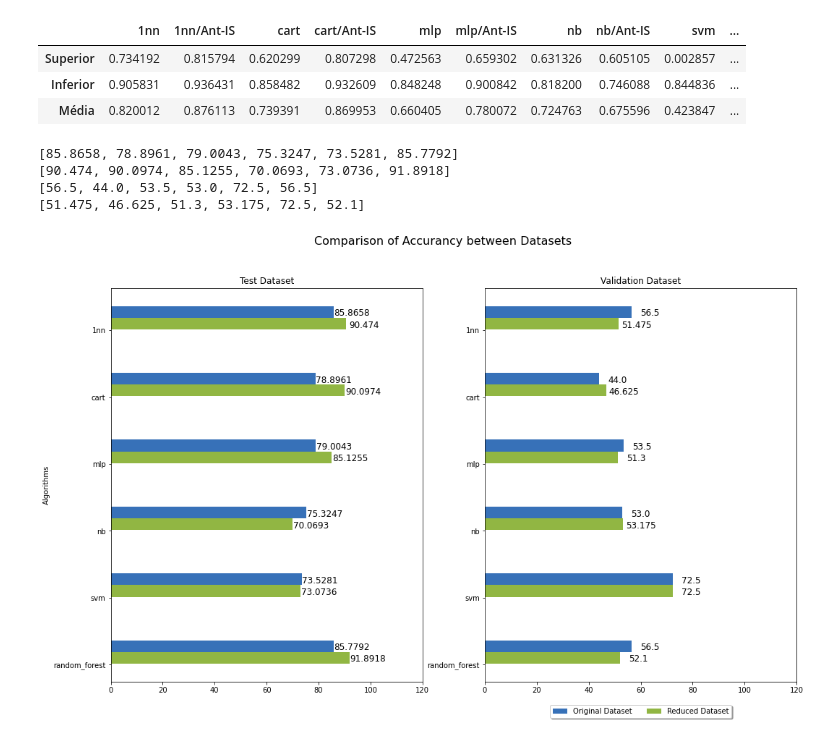
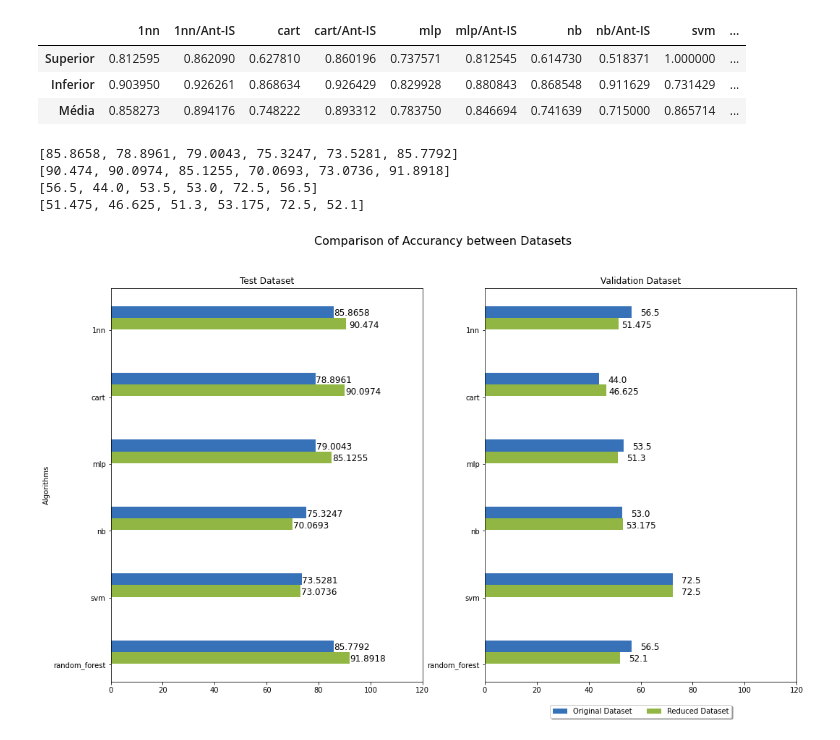
Before and after one commit to HenriqueHott/miloud-2013-ant-is, a Jupyter notebook: analytics.ipynb, the cells around one changed output. Drawn from its saved outputs; the diff is of its cells as text; code cells hidden in the pictures.

```diff
--- a/analytics.ipynb
+++ b/analytics.ipynb
@@ -86,37 +86,37 @@ def get_metric_per_classes(database, metric: str, valid_base = False):
         reduced_superior_list.append(reduced_superior)
         reduced_inferior_list.append(reduced_inferior)
         reducued_avg_list.append(reduced_avg)
 
         columns += [algo_name, algo_name + "/Ant-IS"]
 
 
     row_superior = []
     for i in range(len(algo_names)):
         row_superior += [full_superior_list[i], reduced_superior_list[i]]
 
 
     row_inferior = []
     for i in range(len(algo_names)):
         row_inferior += [full_inferior_list[i], reduced_inferior_list[i]]
 
     row_avg = []
     for i in range(len(algo_names)):
         row_avg += [full_avg_list[i], reducued_avg_list[i]]
 
     rows = np.zeros((3,12))
     rows[0] = row_superior
     rows[1] = row_inferior
     rows[2] = row_avg
 
     return pd.DataFrame(rows, columns=columns, index=["Superior", "Inferior", "Média"])
 
 metric_names = ["precision","recall","f1-score","support"]
-get_metric_per_classes(arit, "f1-score")
+get_metric_per_classes(arit, "precision")
 # %% [output]
 |  | 1nn | 1nn/Ant-IS | cart | cart/Ant-IS | mlp | mlp/Ant-IS | nb | nb/Ant-IS | svm | ... |
-| Superior | 0.734192 | 0.815794 | 0.620299 | 0.807298 | 0.472563 | 0.659302 | 0.631326 | 0.605105 | 0.002857 | ... |
-| Inferior | 0.905831 | 0.936431 | 0.858482 | 0.932609 | 0.848248 | 0.900842 | 0.818200 | 0.746088 | 0.844836 | ... |
-| Média | 0.820012 | 0.876113 | 0.739391 | 0.869953 | 0.660405 | 0.780072 | 0.724763 | 0.675596 | 0.423847 | ... |
+| Superior | 0.812595 | 0.862090 | 0.627810 | 0.860196 | 0.737571 | 0.812545 | 0.614730 | 0.518371 | 1.000000 | ... |
+| Inferior | 0.903950 | 0.926261 | 0.868634 | 0.926429 | 0.829928 | 0.880843 | 0.868548 | 0.911629 | 0.731429 | ... |
+| Média | 0.858273 | 0.894176 | 0.748222 | 0.893312 | 0.783750 | 0.846694 | 0.741639 | 0.715000 | 0.865714 | ... |
 # %%
 def get_accuracy_per_test(test_result: dict, score_name: str):
     results = []
```
Also changed, not shown: parts of 6 cells of this notebook.
